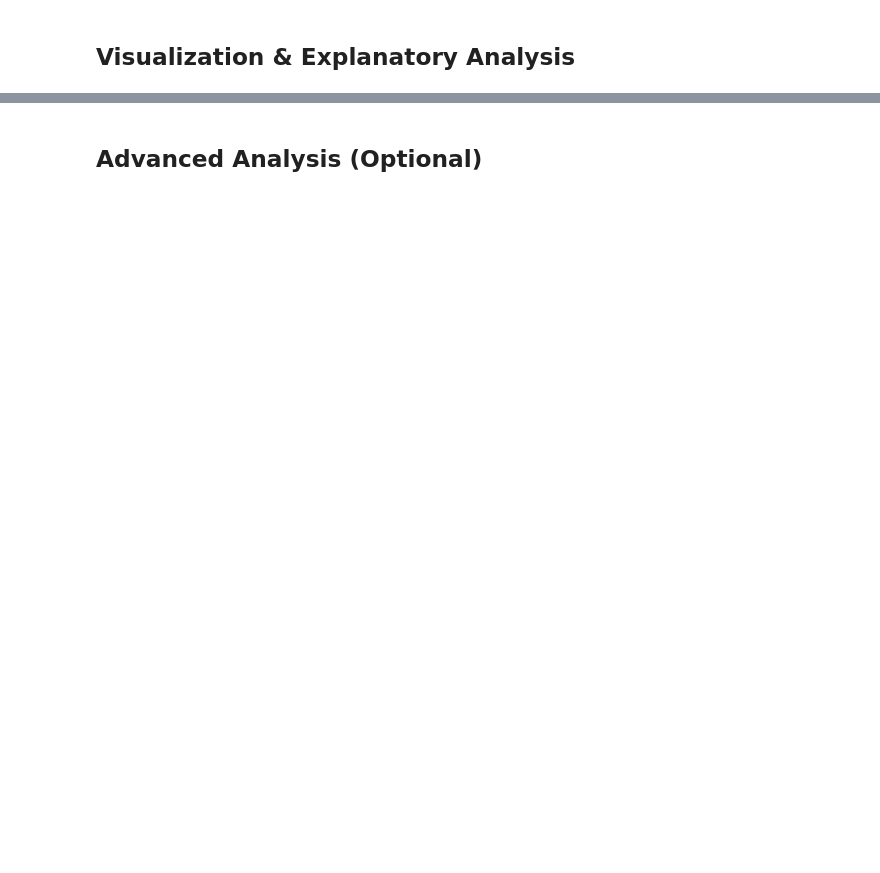
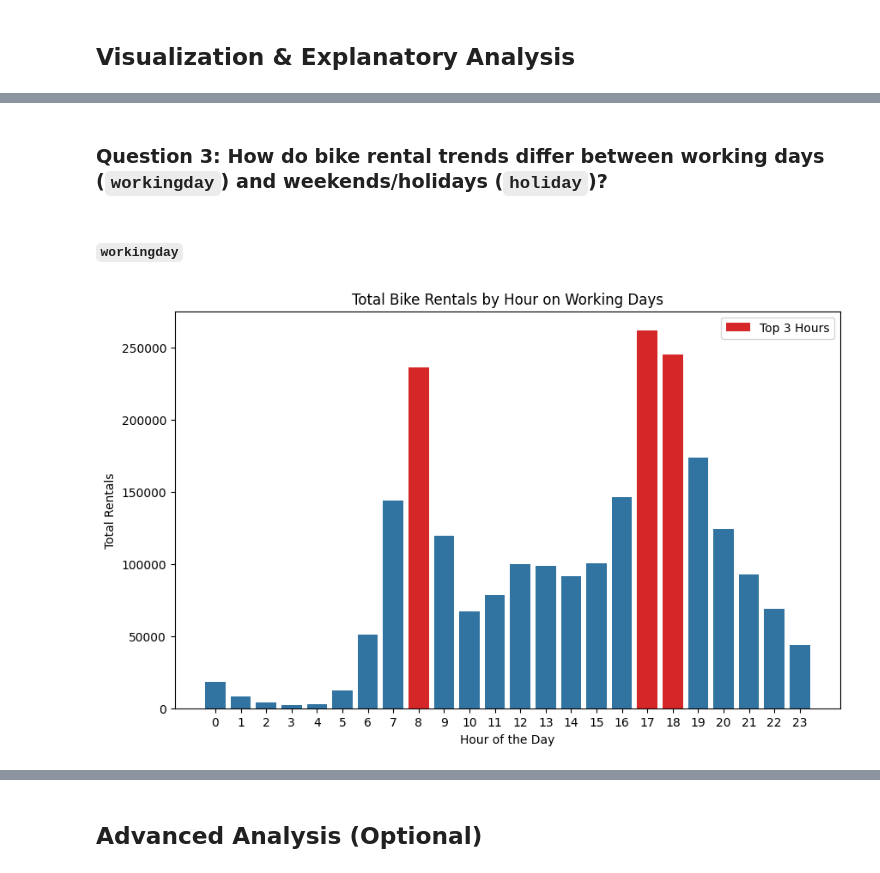
Before and after one commit to ridwaanhall/dicoding-bike-sharing-analysis, a Jupyter notebook: notebook.ipynb, the cells around one changed output, grey strips where cells are left out. Drawn from its saved outputs; the diff is of its cells as text; code cells hidden in the pictures; blank space fills up the shorter version.

```diff
--- a/notebook.ipynb
+++ b/notebook.ipynb
@@ -311,0 +492,3 @@ Several columns were removed as they are not required for the analysis of the de
+# %%
+data_hour = data_hour.drop(columns=['windspeed', 'weekday'])
+data_hour.head()
@@ -319,0 +910,14 @@ Several columns were removed as they are not required for the analysis of the de
+# %%
+filter_workingday = data_hour[data_hour["workingday"] == 1] # Workingday
+
+# Group by hour and aggregate total rentals
+data_hour_workingday = filter_workingday.groupby('hour').agg(
+    total_sum=('total', 'sum'),
+    total_max=('total', 'max'),
+    total_min=('total', 'min'),
+    total_mean=('total', 'mean')
+)
+
+data_hour_workingday_sorted = data_hour_workingday.sort_values(by='total_sum', ascending=False)
+
+data_hour_workingday_sorted
@@ -329,0 +1130,32 @@ Several columns were removed as they are not required for the analysis of the de
+# %% [markdown]
+### Question 3: How do bike rental trends differ between working days (`workingday`) and weekends/holidays (`holiday`)?
+# %% [markdown]
+##### `workingday`
+# %%
+plot_hour_workingday = filter_workingday.groupby('hour').agg({
+    'total': 'sum'
+}).reset_index()
+
+plt.figure(figsize=(10, 6))
+
+# Determine the indices of the columns with the three highest totals
+top_3_cols = plot_hour_workingday['total'].nlargest(3).index
+
+sns.barplot(
+    data=plot_hour_workingday,
+    x='hour',
+    y='total',
+    color='tab:blue'
+)
+
+# Highlight the top 3 columns in red
+for col in top_3_cols:
+    plt.bar(col, plot_hour_workingday.loc[col, 'total'], color='tab:red', label='Top 3 Hours' if col == top_3_cols[0] else "")
+
+plt.title("Total Bike Rentals by Hour on Working Days")
+plt.xlabel('Hour of the Day')
+plt.ylabel('Total Rentals')
+plt.legend()
+plt.show()
+# %% [output]
+[figure, added]
```
Also changed, not shown: parts of 87 cells of this notebook.
